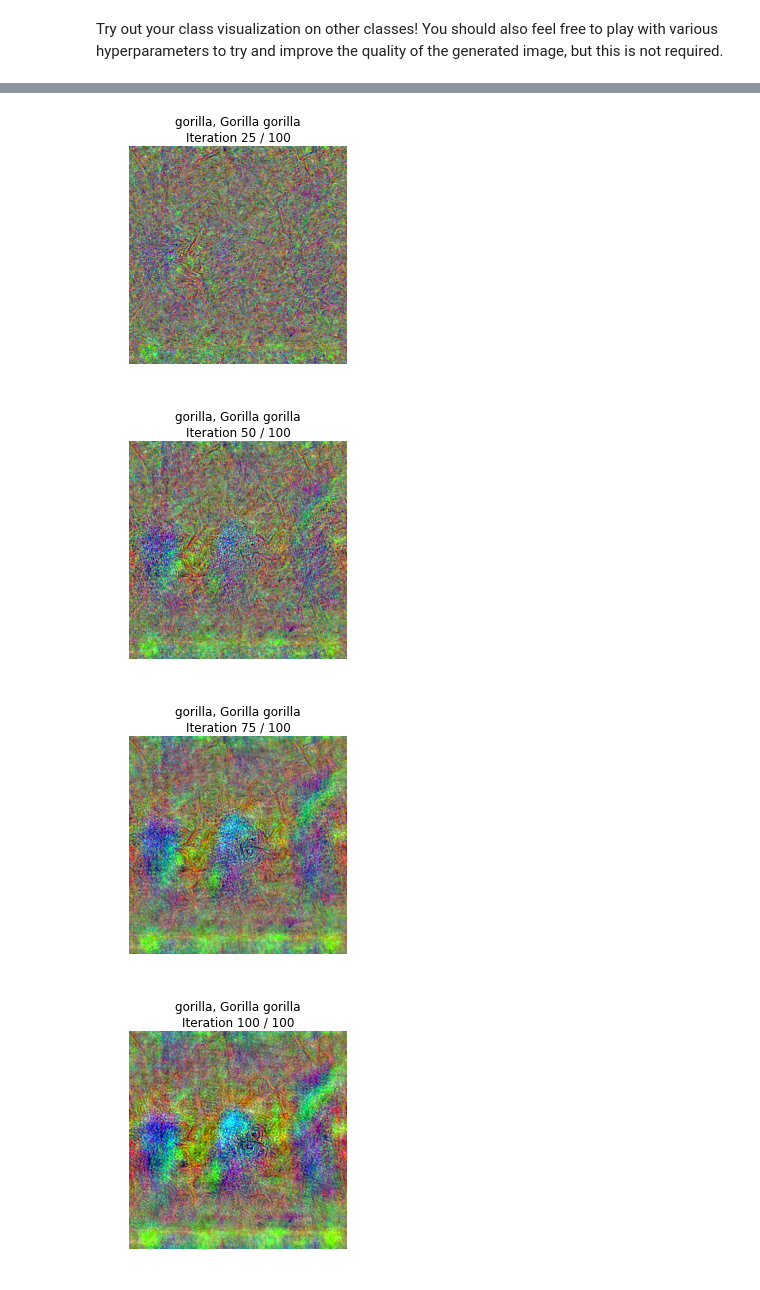
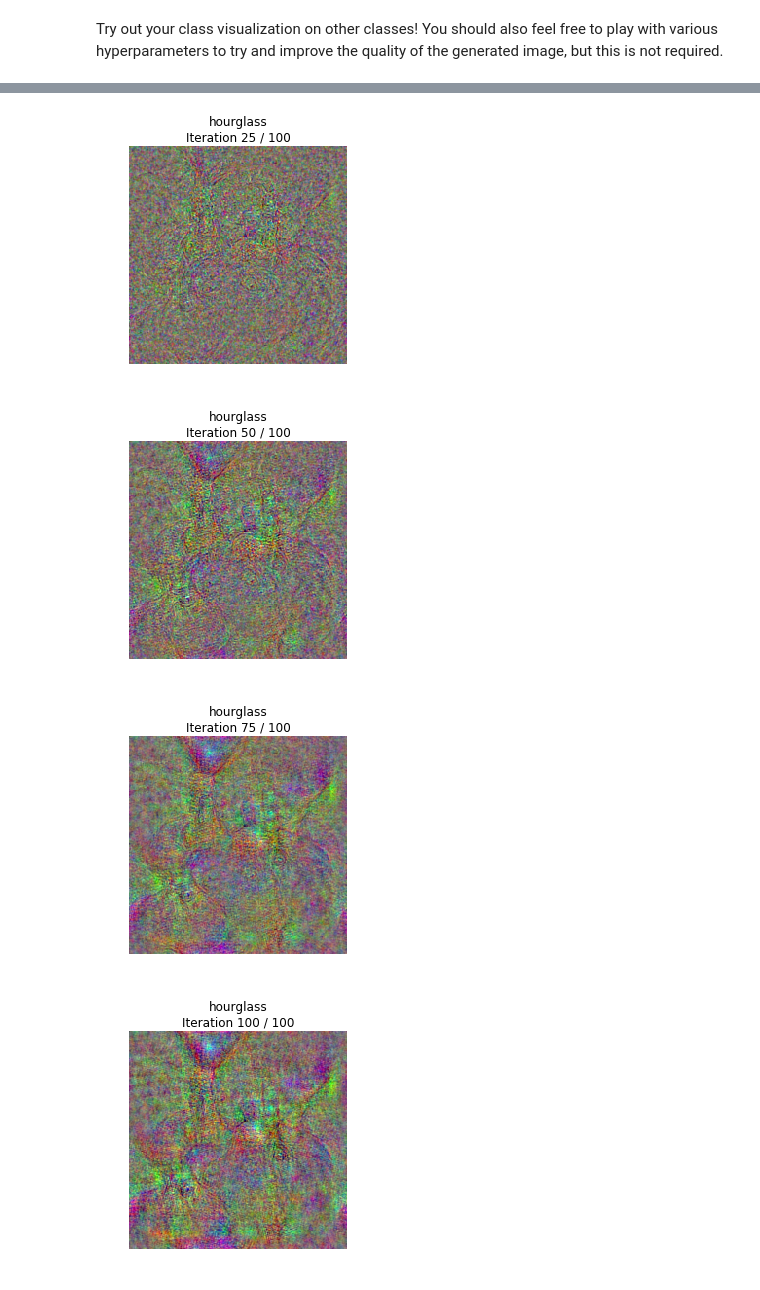
Before and after one commit to Burton2000/CS231n-2017, a Jupyter notebook: assignment3/NetworkVisualization-PyTorch.ipynb, the cells around one changed output, grey strips where cells are left out. Cells and saved outputs as stored; diff of their text form; code cells hidden in the pictures.

Commit message:
Network visualisation and style transfer complete

```diff
--- a/assignment3/NetworkVisualization-PyTorch.ipynb
+++ b/assignment3/NetworkVisualization-PyTorch.ipynb
@@ -435,19 +434,22 @@ def create_class_visualization(target_y, model, dtype, **kwargs):
         # Be very careful about the signs of elements in your code.            #
         ########################################################################
 
+        # Forward pass.
         scores = model(img_var)
 
         # Calculated score for the target class.
-        target_score = scores[:,target_y] - (l2_reg*((img_var.data.norm())**2))
+        target_score = scores[0,target_y]
 
-        # Backward.
+        # Backward pass to get gradient wrt image.
         target_score.backward()
 
-        # Gradient for image.
-        im_grad = img_var.grad.data #+ l2_reg*img_var.data
+        # Image gradient.
+        im_grad = img_var.grad.data
+        im_grad -= 2*l2_reg*img_var.data  # Add l2 reg derivative.
 
         # Update our image with normalised gradient.
-        img_var.data += learning_rate * ((im_grad) / im_grad.norm().mean())
+        img_var.data += learning_rate * im_grad / im_grad.norm()
+
 
         ########################################################################
         #                             END OF YOUR CODE                         #
@@ -500,8 +502,8 @@ Try out your class visualization on other classes! You should also feel free to
 #target_y = 78 # Tick
 #target_y = 187 # Yorkshire Terrier
 #target_y = 683 # Oboe
-target_y = 366 # Gorilla
-#target_y = 604 # Hourglass
+#target_y = 366 # Gorilla
+target_y = 604 # Hourglass
 #target_y = np.random.randint(1000)
 print(class_names[target_y])
 X = create_class_visualization(target_y, model, dtype)
@@ -511,4 +513,4 @@ gorilla, Gorilla gorilla
-[figure, old version]
+[figure, new version]
-[figure, old version]
+[figure, new version]
-[figure, old version]
+[figure, new version]
-[figure, old version]
+[figure, new version]
```
Also changed, not shown: parts of 4 cells of this notebook.
